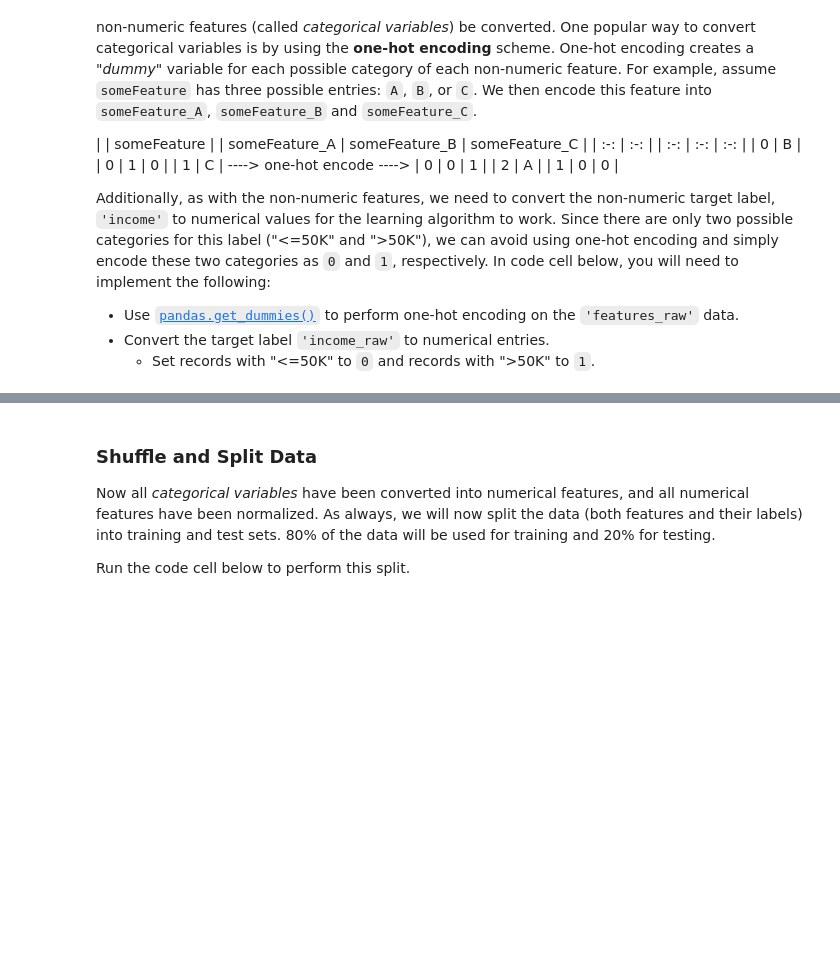
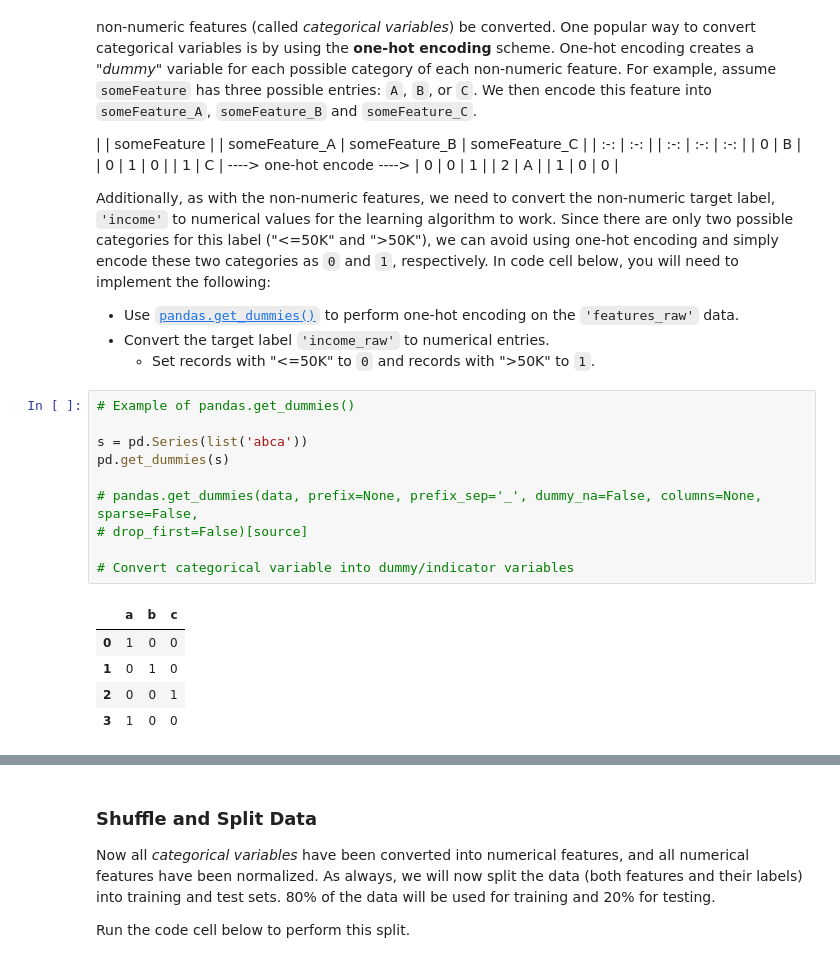
Before and after one commit to rodsveiga/machine-learning, a Jupyter notebook: projects/finding_donors/finding_donors.ipynb, the cells around one changed output, grey strips where cells are left out. Cells and saved outputs as stored; diff of their text form; blank space fills up the shorter version.

```diff
--- a/projects/finding_donors/finding_donors.ipynb
+++ b/projects/finding_donors/finding_donors.ipynb
@@ -207,3 +207,19 @@ Additionally, as with the non-numeric features, we need to convert the non-numer
  - Use [`pandas.get_dummies()`](http://pandas.pydata.org/pandas-docs/stable/generated/pandas.get_dummies.html?highlight=get_dummies#pandas.get_dummies) to perform one-hot encoding on the `'features_raw'` data.
  - Convert the target label `'income_raw'` to numerical entries.
    - Set records with "<=50K" to `0` and records with ">50K" to `1`.
+# %%
+# Example of pandas.get_dummies()
+
+s = pd.Series(list('abca'))
+pd.get_dummies(s)
+
+# pandas.get_dummies(data, prefix=None, prefix_sep='_', dummy_na=False, columns=None, sparse=False,
+# drop_first=False)[source]
+
+# Convert categorical variable into dummy/indicator variables
+# %% [output]
+|  | a | b | c |
+| 0 | 1 | 0 | 0 |
+| 1 | 0 | 1 | 0 |
+| 2 | 0 | 0 | 1 |
+| 3 | 1 | 0 | 0 |
```
Also changed, not shown: parts of 5 cells of this notebook.
